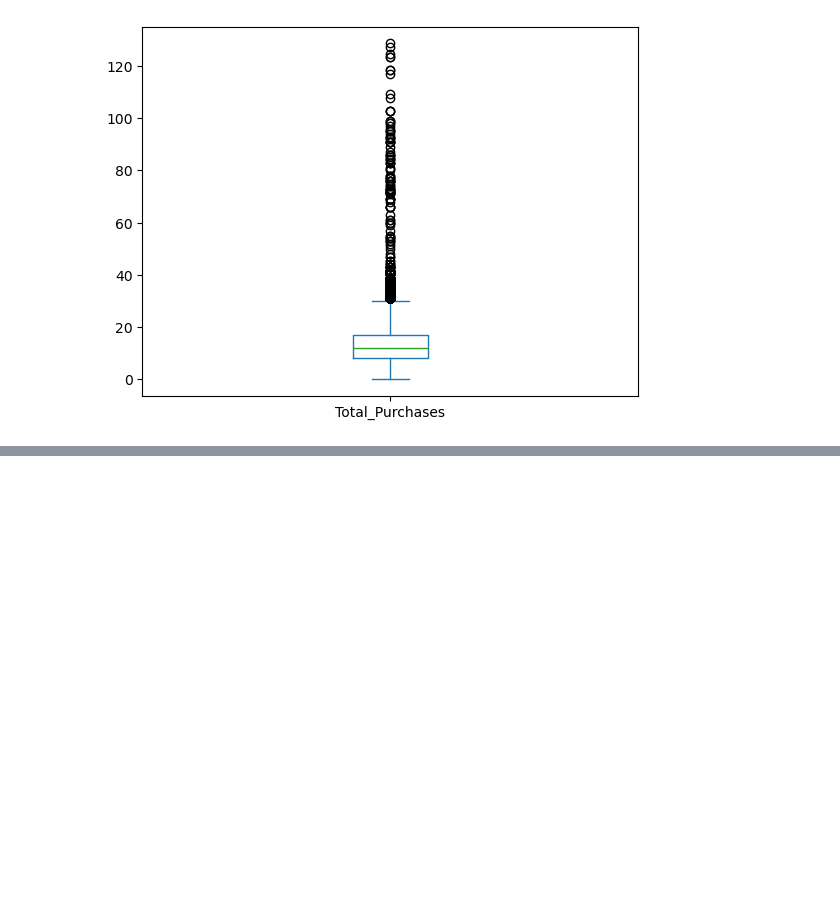
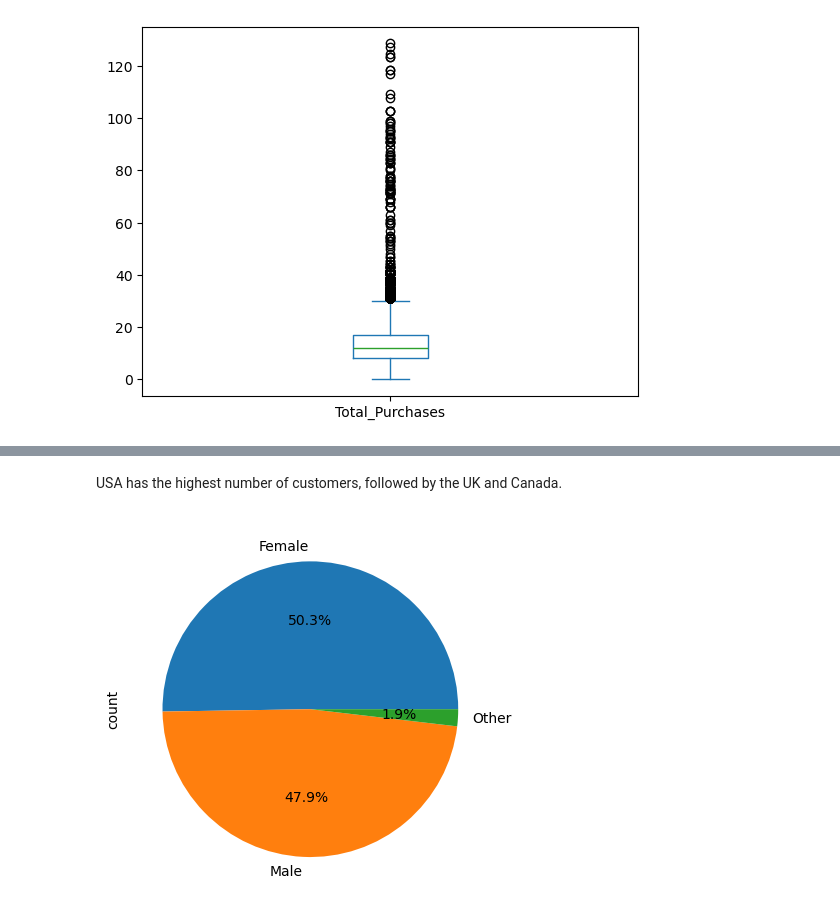
Before and after one commit to sejal18c/Customer-Shopping-Analytics, a Jupyter notebook: notebooks/eda.ipynb, the cells around one changed output, grey strips where cells are left out. Cells and saved outputs as stored; diff of their text form; code cells hidden in the pictures; blank space fills up the shorter version.

```diff
--- a/notebooks/eda.ipynb
+++ b/notebooks/eda.ipynb
@@ -247,0 +267,8 @@ plt.show()
+# %% [markdown]
+USA has the highest number of customers, followed by the UK and Canada.
+# %%
+df["Gender"].value_counts().plot.pie(autopct="%1.1f%%")
+
+plt.show()
+# %% [output]
+[figure, added]
```
Also changed, not shown: parts of 15 cells of this notebook, 1 other file.
